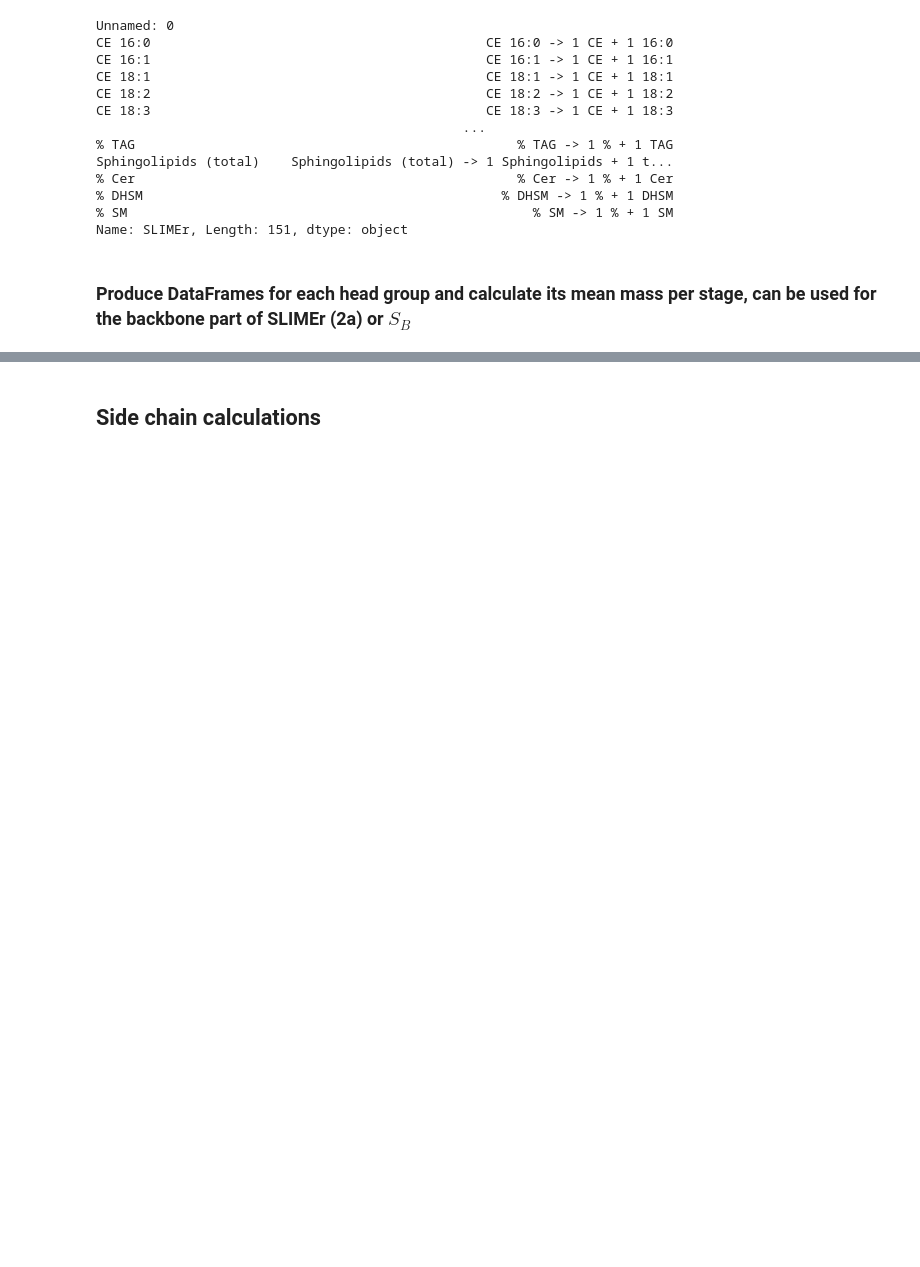
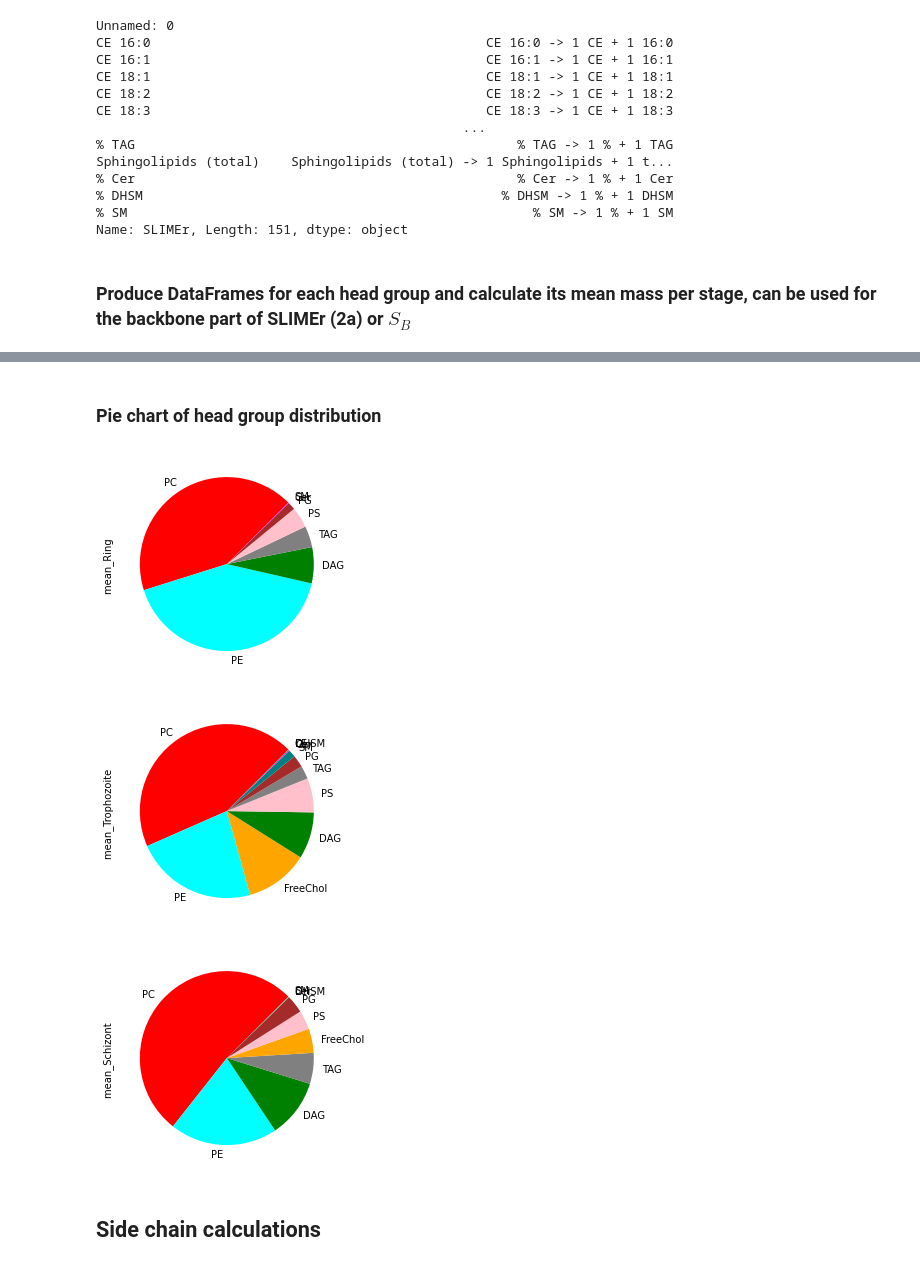
Before and after one commit to Nexia23/Plasmodium_abs_FBA, a Jupyter notebook: Datasets/FBA_stoichs.ipynb, the cells around one changed output, grey strips where cells are left out. Saved outputs shown, nothing was run; the diff lists cells and outputs as text; code cells hidden in the pictures; blank space fills up the shorter version.

```diff
--- a/Datasets/FBA_stoichs.ipynb
+++ b/Datasets/FBA_stoichs.ipynb
@@ -169 +177,18 @@ Index(['mean_RBC', 'mean_Ring ', 'mean_Trophozoite ', 'mean_Schizont '], dtype='
 | reaction | 2a | 2a | 2a | 2a | 2a | 2a | 2a | 2a | 2a | 2a | 2a | ... |
+# %%
+slimeR_2_a.T.columns
+color_dict = {
+    'CE': 'blue',
+    'DAG': 'green',
+    'FreeChol': 'orange',
+    'LPC': 'purple',
+    'PC': 'red',
+    'PE': 'cyan',
+    'PG': 'brown',
+    'PS': 'pink',
+    'TAG': 'gray',
+    'Cer': 'magenta',
+    'DHSM': 'lime',
+    'SM': 'teal'
+}
+[color_dict[p] for p in slimeR_2_a.T]
@@ -170,3 +208,16 @@ Index(['mean_RBC', 'mean_Ring ', 'mean_Trophozoite ', 'mean_Schizont '], dtype='
+# %% [markdown]
+### Pie chart of head group distribution
+# %%
+# Make pie charts of head group dict
+for col in slimeR_2_a.columns:
+    if 'mean' in col:
+        mean_s = slimeR_2_a[col][slimeR_2_a[col]>0].sort_values(ascending=False)
+        mean_s.plot(kind='pie', labels=mean_s.index,colors= [color_dict[p] for p in mean_s.index], startangle=45)
+        plt.show()
+# %% [output]
+[figure, added]
+[figure, added]
+[figure, added]
 # %% [markdown]
 ## Side chain calculations
 # %%
```
Also changed, not shown: parts of 15 cells of this notebook, 8 other files.
